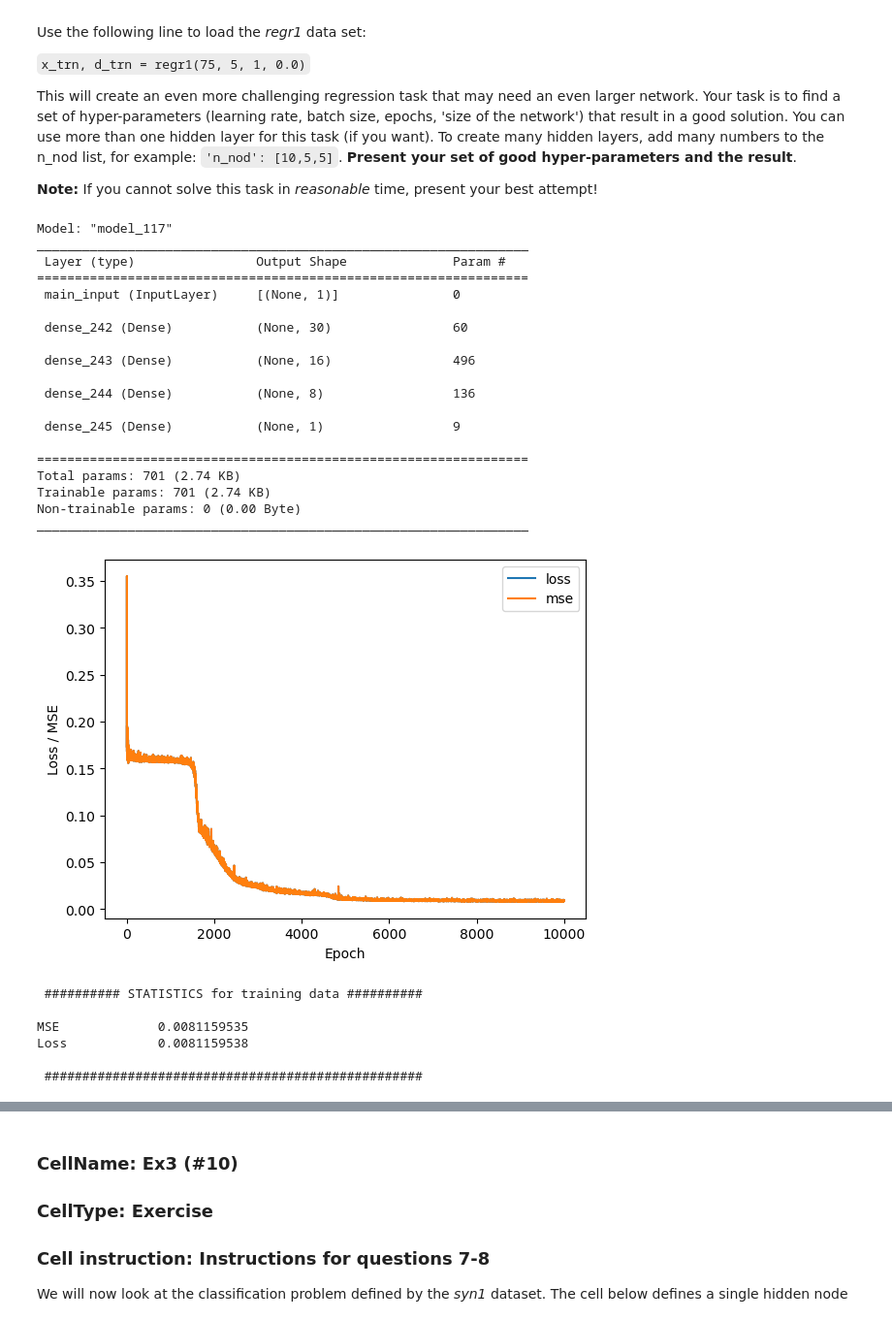
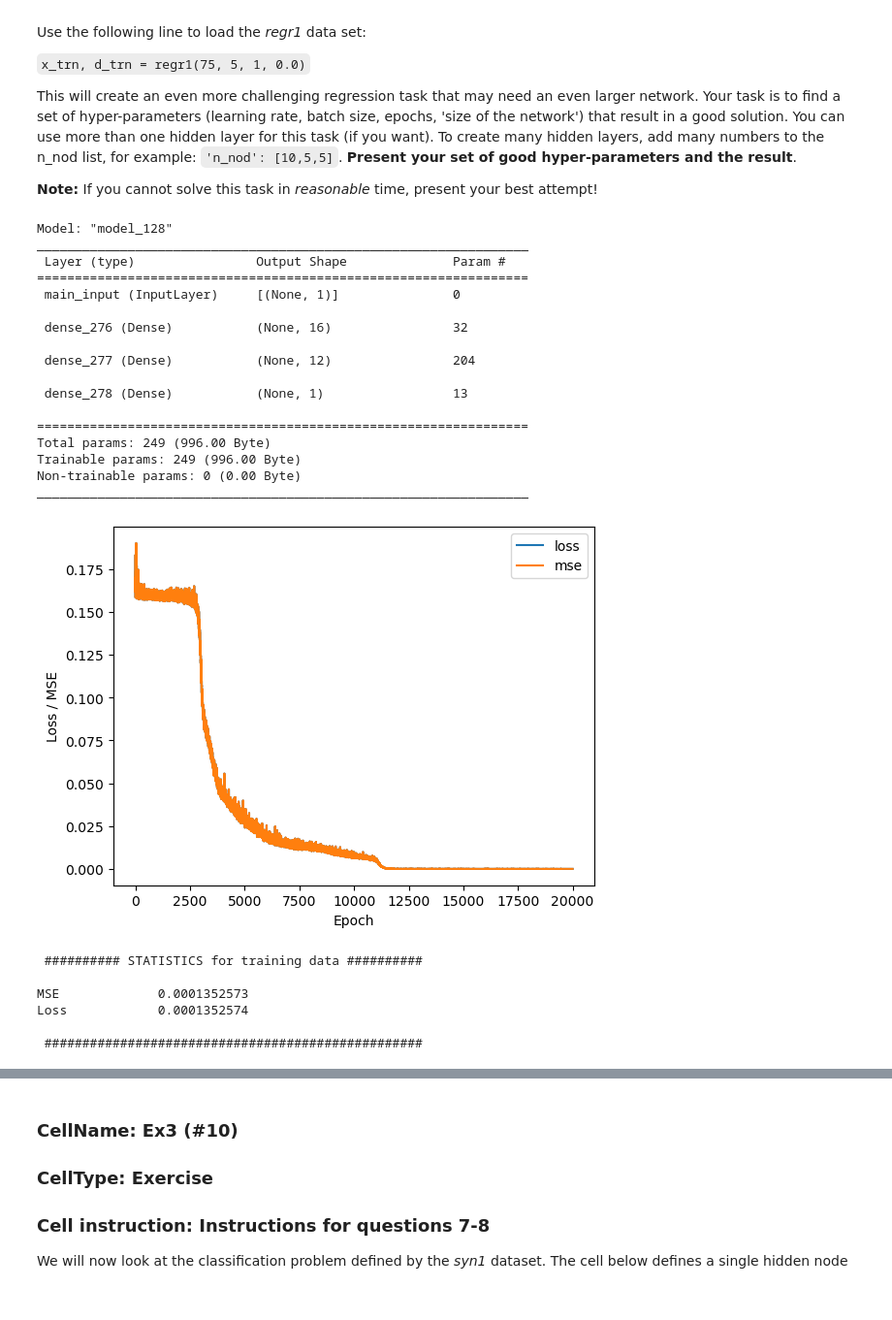
Before and after one commit to TheodorAT/Neural-Networks, a Jupyter notebook: Lab1/lab1.ipynb, the cells around one changed output, grey strips where cells are left out. Shown: that part at 97% size. Saved outputs shown, nothing was run; the diff lists cells and outputs as text; code cells hidden in the pictures.

```diff
--- a/Lab1/lab1.ipynb
+++ b/Lab1/lab1.ipynb
@@ -559,14 +559,14 @@ x_trn = (x_trn - mu)/std
 ####
 # Define the network, cost function and training settings
 INPUT2 = {'inp_dim': 1,
-         'n_nod': [30, 16, 8],               # number of nodes in hidden layer
+         'n_nod': [16, 12],           # number of nodes in hidden layer
          'act_fun': 'tanh',              # activation functions for the hidden layer
          'out_act_fun': 'linear',        # output activation function
          'opt_method': 'SGD',            # minimization method
          'cost_fun': 'mse',              # error function
          'lr_rate': 0.05                 # learning rate
         }
-number_epochs = 10000
+number_epochs = 20000
 minibatch_size = 10
 ####
 
@@ -591,45 +591,43 @@ plt.xlabel('Epoch')
 for k in estimator_ex2.history.keys():
     plt.plot(estimator_ex2.history[k], label = k)
 plt.legend(loc='best')
 plt.show()
 
 # Call the stat_reg to get MSE and correlation coefficiant for the scatter plot
 stats_reg(x_trn, d_trn, 'training', model_ex2)
 
 # Plot the result
 d_pred = model_ex2.predict(x_trn, verbose=0).reshape(d_trn.shape)
 plt.figure()
 plt.ylabel('Prediction / Target')
 plt.xlabel('Input')
 plt.scatter(x_trn, d_trn, label='Target')
 plt.scatter(x_trn, d_pred, label='Prediction')
 plt.title('Prediction vs Target')
 plt.legend(loc='best')
 plt.show()
 # %% [output]
-Model: "model_117"
+Model: "model_128"
 _________________________________________________________________
  Layer (type)                Output Shape              Param #
 =================================================================
  main_input (InputLayer)     [(None, 1)]               0
 
- dense_242 (Dense)           (None, 30)                60
+ dense_276 (Dense)           (None, 16)                32
 
- dense_243 (Dense)           (None, 16)                496
+ dense_277 (Dense)           (None, 12)                204
 
- dense_244 (Dense)           (None, 8)                 136
-
- dense_245 (Dense)           (None, 1)                 9
+ dense_278 (Dense)           (None, 1)                 13
 
 =================================================================
-Total params: 701 (2.74 KB)
-Trainable params: 701 (2.74 KB)
+Total params: 249 (996.00 Byte)
+Trainable params: 249 (996.00 Byte)
 Non-trainable params: 0 (0.00 Byte)
 _________________________________________________________________
-[figure, old version]
+[figure, new version]
  ########## STATISTICS for training data ##########
 
-MSE             0.0081159535
-Loss            0.0081159538
+MSE             0.0001352573
+Loss            0.0001352574
 
  ##################################################
```
Also changed, not shown: parts of 5 cells of this notebook, 1 other file.
